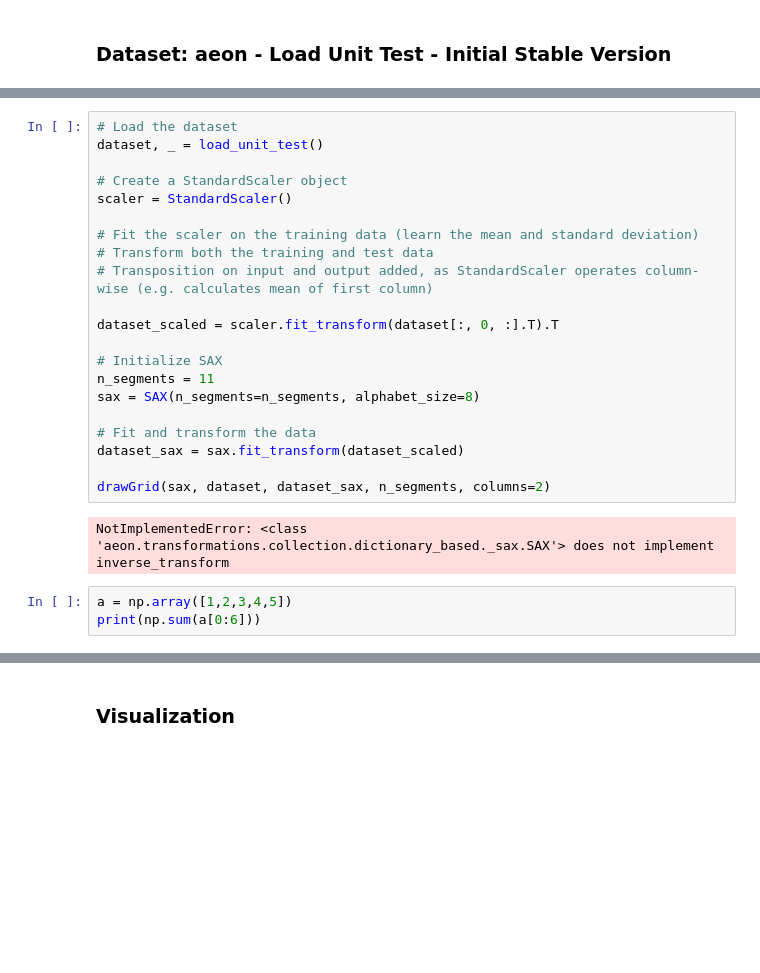
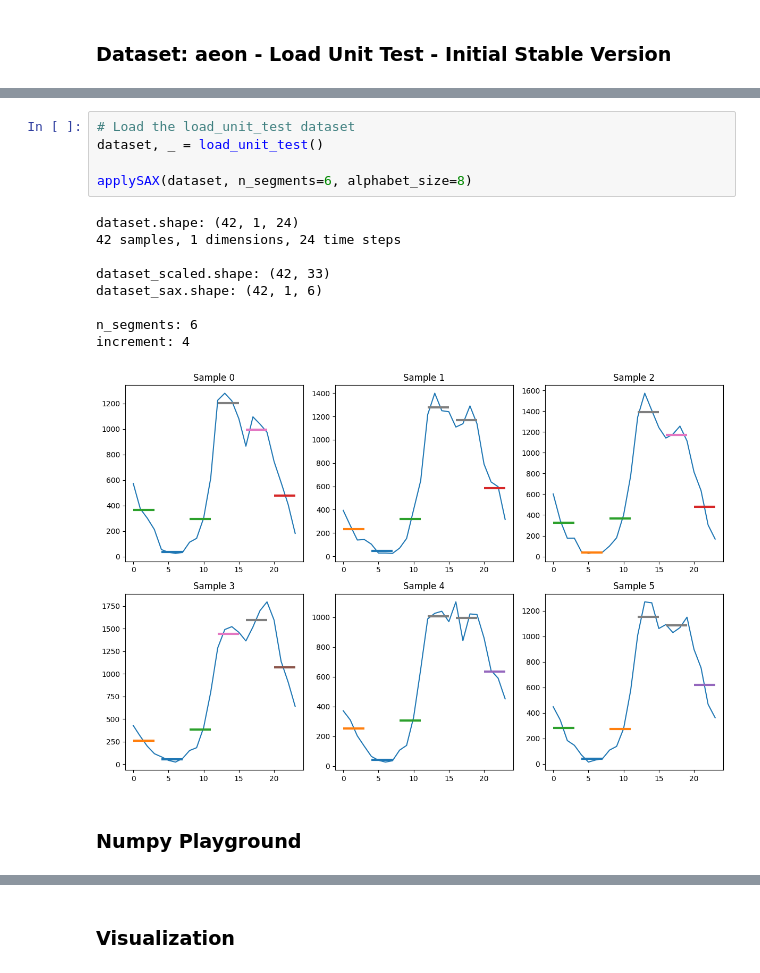
Before and after one commit to bwinner1/NeSyTimeseries, a Jupyter notebook: SAX.ipynb, the cells around one changed output, grey strips where cells are left out. Saved outputs shown, nothing was run; the diff lists cells and outputs as text; blank space fills up the shorter version.

```diff
--- a/SAX.ipynb
+++ b/SAX.ipynb
@@ -159,26 +193,17 @@ def drawGrid(sax, dataset, dataset_sax, n_segments, rows=2, columns=3):
-# %%
-# Load the dataset
-dataset, _ = load_unit_test()
-
-# Create a StandardScaler object
-scaler = StandardScaler()
-
-# Fit the scaler on the training data (learn the mean and standard deviation)
-# Transform both the training and test data
-# Transposition on input and output added, as StandardScaler operates column-wise (e.g. calculates mean of first column)
-
-dataset_scaled = scaler.fit_transform(dataset[:, 0, :].T).T
-
-# Initialize SAX
-n_segments = 11
-sax = SAX(n_segments=n_segments, alphabet_size=8)
-
-# Fit and transform the data
-dataset_sax = sax.fit_transform(dataset_scaled)
-
-drawGrid(sax, dataset, dataset_sax, n_segments, columns=2)
-# %% [output]
-NotImplementedError: <class 'aeon.transformations.collection.dictionary_based._sax.SAX'> does not implement inverse_transform
-# %%
-a = np.array([1,2,3,4,5])
-print(np.sum(a[0:6]))
+# %%
+# Load the load_unit_test dataset
+dataset, _ = load_unit_test()
+
+applySAX(dataset, n_segments=6, alphabet_size=8)
+# %% [output]
+dataset.shape: (42, 1, 24)
+42 samples, 1 dimensions, 24 time steps
+
+dataset_scaled.shape: (42, 33)
+dataset_sax.shape: (42, 1, 6)
+
+n_segments: 6
+increment: 4
+[figure, added]
+# %% [markdown]
+### Numpy Playground
```
Also changed, not shown: parts of 8 cells of this notebook.
